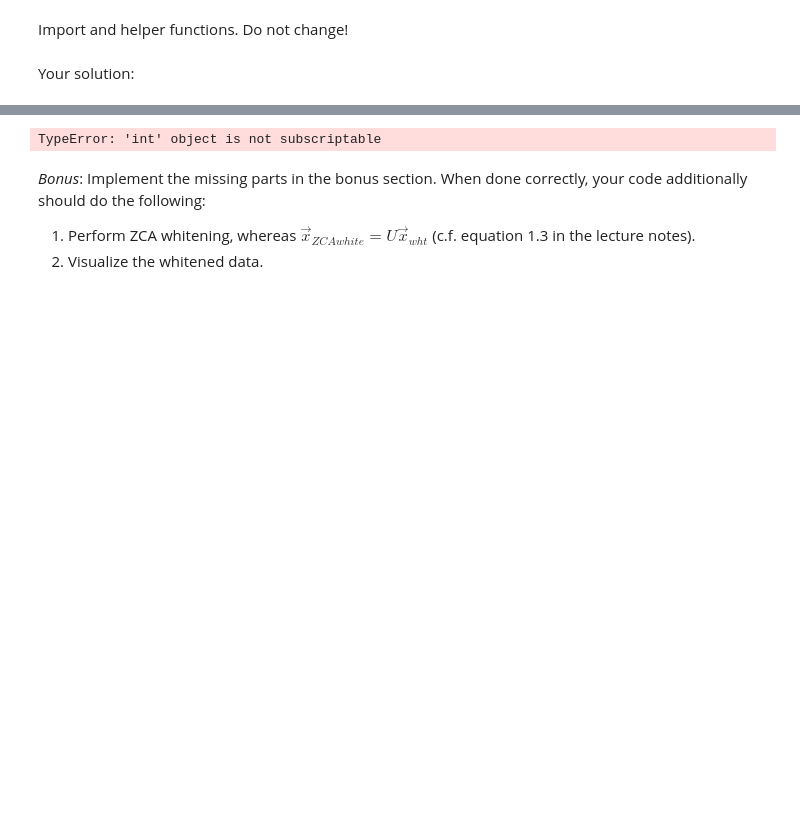
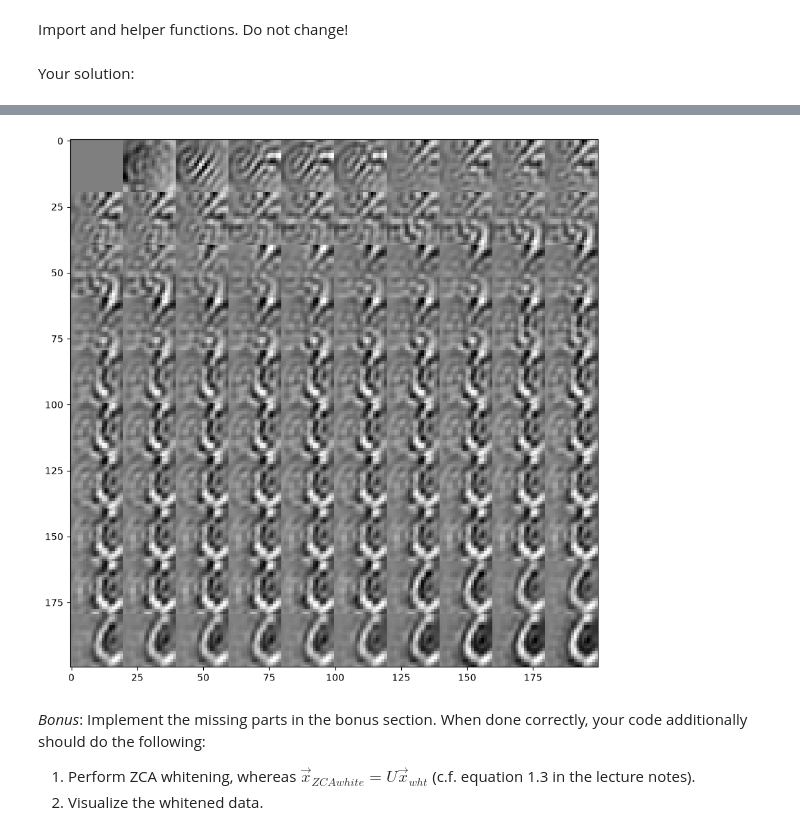
Before and after one commit to ESchmied/cs5450_fork, a Jupyter notebook: exercise_1.ipynb, the cells around one changed output, grey strips where cells are left out. Drawn from its saved outputs; the diff is of its cells as text; code cells hidden in the pictures; blank space fills up the shorter version.

```diff
--- a/exercise_1.ipynb
+++ b/exercise_1.ipynb
@@ -211,41 +230,45 @@ reconstructions = []
 def sparse_coding_reconstruction(random_patch, basis, reconstructions, n_basis):
     for i in range(n_basis):
         # TODO: only use the first i basis vectors
+        basis_subset = basis[:i]
         # TODO: compute the coefficients
         # From sparse_encode documentation. The output of sparse_encode
         # X ~= code * dictionary
-        coef = -1
+        coef = sparse_encode(random_patch.reshape(1, -1), basis_subset)
         # TODO: compute the reconstruction
-        x_recon = -1
+        x_recon = coef @ basis_subset
         reconstructions.append(x_recon)
 
     return reconstructions
 
 def linear_reconstruction(random_patch, basis, reconstructions, n_basis):
     for i in range(n_basis):
         # TODO: only use the first i basis vectors
+        basis_subset = basis[:i]
         # TODO: compute the inverse basis
+        basis_inverse = np.linalg.pinv(basis_subset) #calculate the pseudo inverse of the first i basis vectors
         # TODO: compute the coefficients
+        coef = random_patch @ basis_inverse #coefficients[i]: how much of the ith principle is in the patch
         # TODO: compute the reconstruction
-        x_recon = -1
+        x_recon = coef @ basis_subset #scale each basis vector by its corresponding coefficient
         reconstructions.append(x_recon)
 
     return reconstructions
 
 if method == 'sc':
     reconstructions = sparse_coding_reconstruction(
         random_patch, basis, reconstructions, n_basis
     )
 else:
     reconstructions = linear_reconstruction(
         random_patch, basis, reconstructions, n_basis
     )
 reconstructions = np.stack(reconstructions)
 
 # TODO show the reconstructed patch
 show_in_grid(reconstructions, patch_size, patch_size)
 # %% [output]
-TypeError: 'int' object is not subscriptable
+[figure, added]
 # %% [markdown]
 *Bonus*: Implement the missing parts in the bonus section. When done correctly, your code additionally should do the following:
 1. Perform ZCA whitening, whereas $\vec{x}_{ZCAwhite}=U\vec{x}_{wht}$ (c.f. equation 1.3 in the lecture notes).
```
Also changed, not shown: parts of 2 cells of this notebook.
